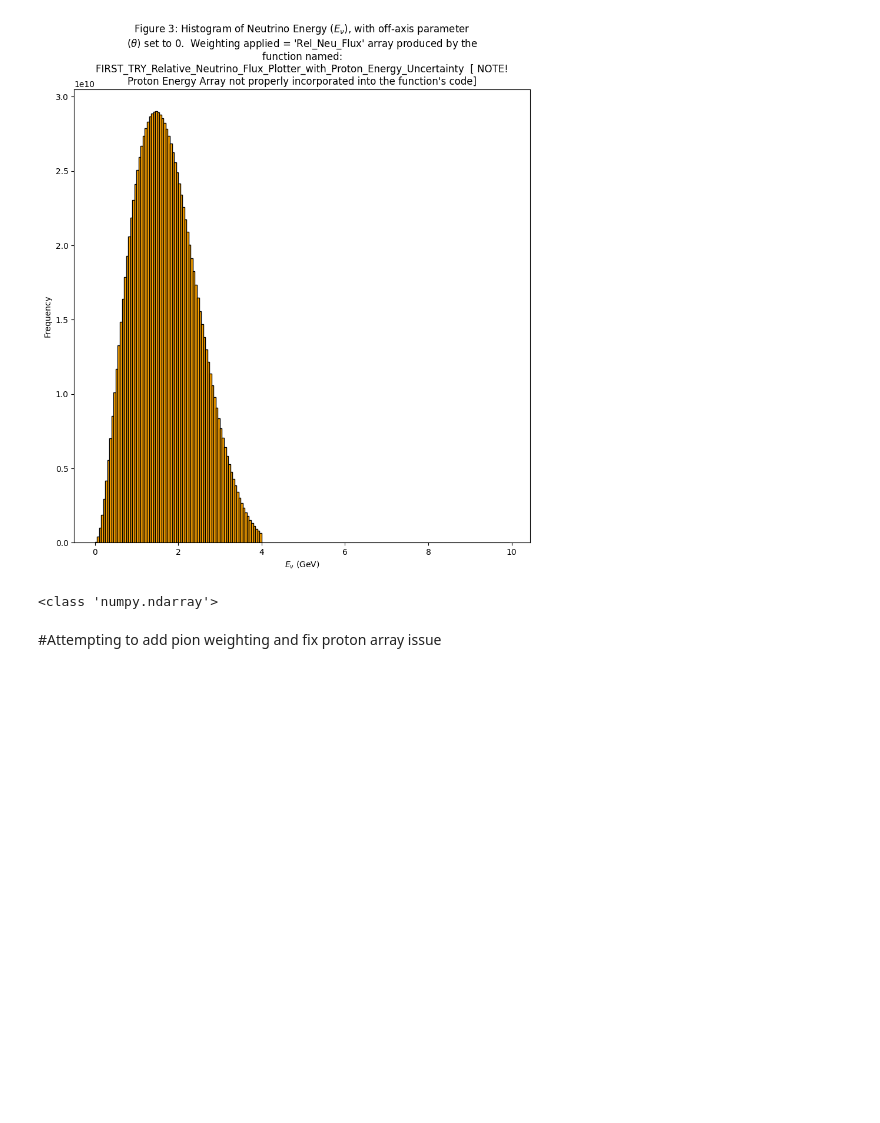
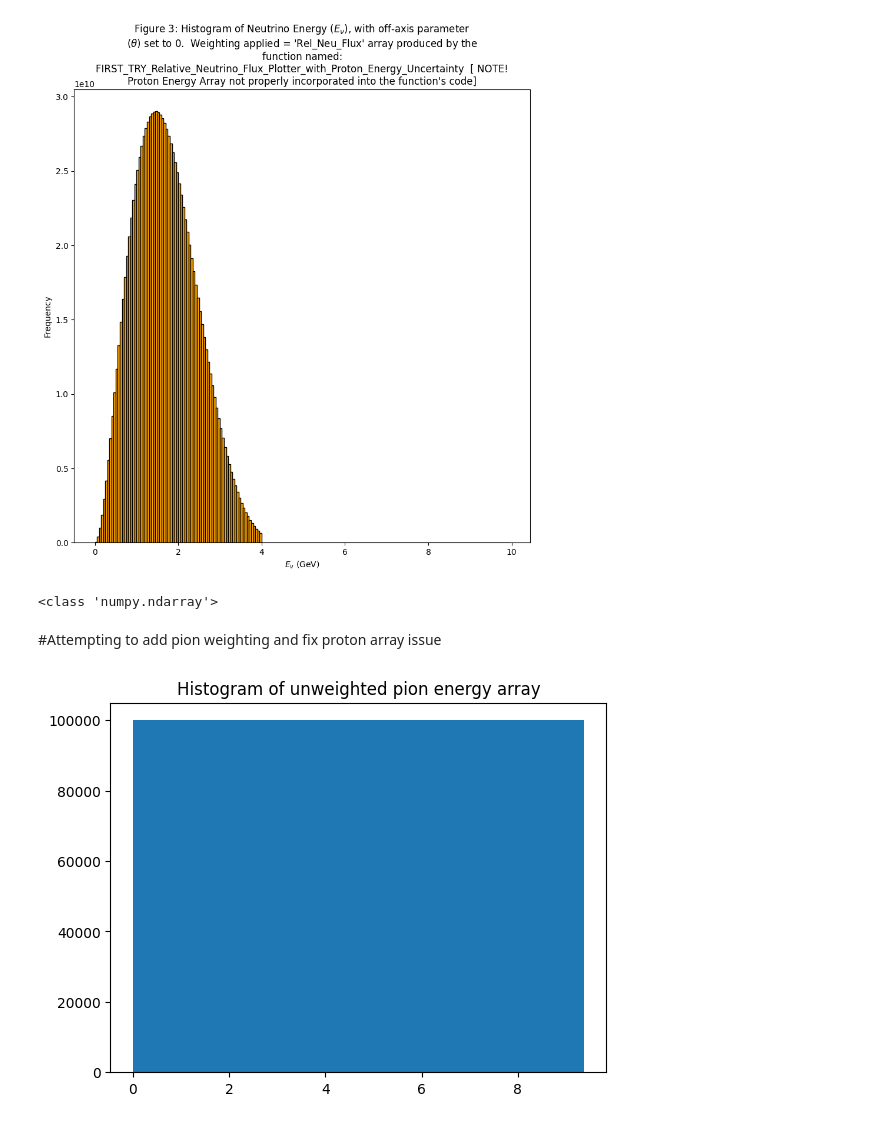
Before and after one commit to MrD0balina/Fourth-Year-Project---Neutrino-Oscillations, a Jupyter notebook: Week_7_Pion_Plots_and_Interpolation_work_First_Implementation_of_Pion_Weighting_First_use_of_actual_Near_Detector_dimensions.ipynb, the cells around one changed output. Saved outputs shown, nothing was run; the diff lists cells and outputs as text; code cells hidden in the pictures; blank space fills up the shorter version.

```diff
--- a/Week_7_Pion_Plots_and_Interpolation_work_First_Implementation_of_Pion_Weighting_First_use_of_actual_Near_Detector_dimensions.ipynb
+++ b/Week_7_Pion_Plots_and_Interpolation_work_First_Implementation_of_Pion_Weighting_First_use_of_actual_Near_Detector_dimensions.ipynb
@@ -853,3 +861,13 @@ def FIRST_TRY_Relative_Neutrino_Flux_Plotter_includes_Proton_Energy_Uncertainty_
         E_v = E_v[:i]
 
         return E_v , Rel_Neu_Flux , E_pro_array , E_pi , E_pi_weighted
+# %%
+## Unweighted Pion Energy Array ##
+
+plt.hist( E_pi , bins = 100 , histtype = "bar" )
+
+plt.title("Histogram of unweighted pion energy array")
+
+plt.show()
+# %% [output]
+[figure, added]
```
Also changed, not shown: parts of 13 cells of this notebook.
